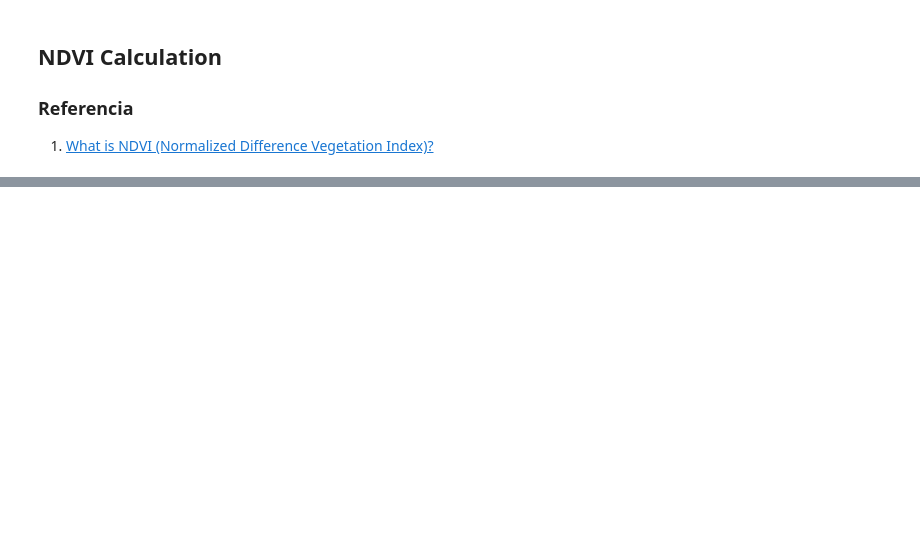
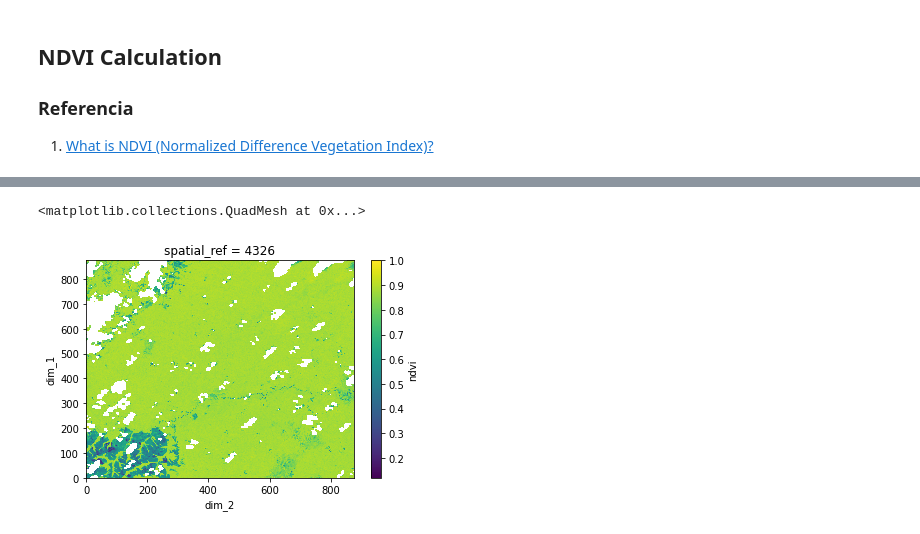
Before and after one commit to DonAurelio/open-datacube-workshop, a Jupyter notebook: version_1.8.2/notebooks/4. Landsat 8 - Normalized Vegetation Index (NDVI).ipynb, the cells around one changed output, grey strips where cells are left out. Drawn from its saved outputs; the diff is of its cells as text; code cells hidden in the pictures; blank space fills up the shorter version.

```diff
--- a/version_1.8.2/notebooks/4. Landsat 8 - Normalized Vegetation Index (NDVI).ipynb
+++ b/version_1.8.2/notebooks/4. Landsat 8 - Normalized Vegetation Index (NDVI).ipynb
@@ -235,3 +225,10 @@ def ndvi(red,nir):
 
     data_array = xr.DataArray(data=period_nvdi)
     return data_array
+# %%
+mask_nan=np.logical_or(np.isnan(xarr.red), np.isnan(xarr.nir))
+
+xarr['ndvi'] = xarr.red-xarr.nir / xarr.red+xarr.nir
+xarr['ndvi'][mask_nan] = np.nan
+xarr['ndvi'][mask_nan] = np.nan
+xarr['ndvi'][mask_nan] = np.nan
@@ -237,0 +255,6 @@ def ndvi(red,nir):
+# %%
+xarr['ndvi'] = ndvi(xarr.red,xarr.nir)
+xarr.ndvi.plot()
+# %% [output]
+<matplotlib.collections.QuadMesh at 0x...>
+[figure, added]
```
Also changed, not shown: parts of 11 cells of this notebook, 1 other file.
